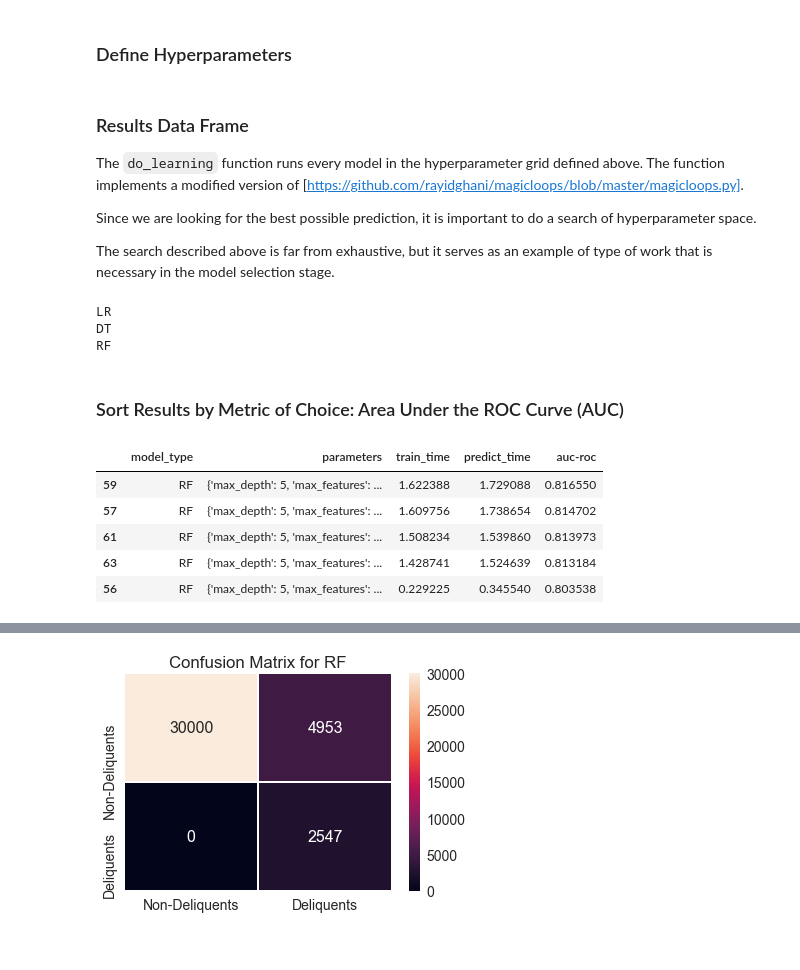
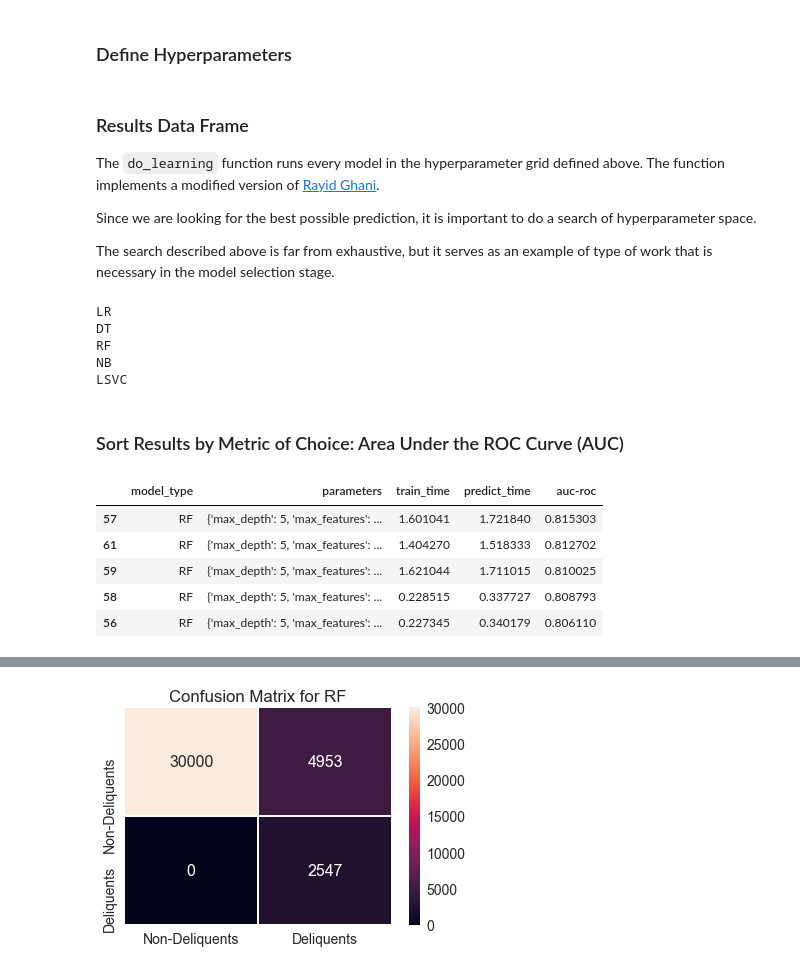
Before and after one commit to ju-arroyom/ML-Pub-Policy, a Jupyter notebook: hw3/ML-New.ipynb, the cells around one changed output, grey strips where cells are left out. Drawn from its saved outputs; the diff is of its cells as text; code cells hidden in the pictures.

```diff
--- a/hw3/ML-New.ipynb
+++ b/hw3/ML-New.ipynb
@@ -305,3 +321,2 @@ Due to time constraints, we are just going to focus on the first three.
 # %%
-# Define models
-models_to_run=['LR','DT', 'RF']
+models_to_run=['LR','DT','RF','NB','LSVC']
@@ -316,7 +335,7 @@ models_to_run=['LR','DT', 'RF']
 # %% [markdown]
 ### Results Data Frame
 
-The `do_learning` function runs every model in the hyperparameter grid defined above. The function implements a modified version of [https://github.com/rayidghani/magicloops/blob/master/magicloops.py].
+The `do_learning` function runs every model in the hyperparameter grid defined above. The function implements a modified version of [Rayid Ghani](https://github.com/rayidghani/magicloops/blob/master/magicloop.py).
 
 Since we are looking for the best possible prediction, it is important to do a search of hyperparameter space.
 
@@ -327,16 +346,19 @@ results, matrix = do_learning(models_to_run, 'small', X, y)
 LR
 DT
 RF
+NB
+LSVC
 # %% [markdown]
 ### Sort Results by Metric of Choice: Area Under the ROC Curve (AUC)
 # %%
 sorted_results = results.sort_values('auc-roc', ascending=False)
+sorted_results = sorted_results[['model_type', 'parameters','train_time','predict_time','auc-roc']]
-# %%
-sorted_results[['model_type', 'parameters','train_time','predict_time','auc-roc']].head()
-# %% [output]
-|  | model_type | parameters | train_time | predict_time | auc-roc |
-| 59 | RF | {'max_depth': 5, 'max_features': ... | 1.622388 | 1.729088 | 0.816550 |
-| 57 | RF | {'max_depth': 5, 'max_features': ... | 1.609756 | 1.738654 | 0.814702 |
-| 61 | RF | {'max_depth': 5, 'max_features': ... | 1.508234 | 1.539860 | 0.813973 |
-| 63 | RF | {'max_depth': 5, 'max_features': ... | 1.428741 | 1.524639 | 0.813184 |
-| 56 | RF | {'max_depth': 5, 'max_features': ... | 0.229225 | 0.345540 | 0.803538 |
+# %%
+sorted_results.head()
+# %% [output]
+|  | model_type | parameters | train_time | predict_time | auc-roc |
+| 57 | RF | {'max_depth': 5, 'max_features': ... | 1.601041 | 1.721840 | 0.815303 |
+| 61 | RF | {'max_depth': 5, 'max_features': ... | 1.404270 | 1.518333 | 0.812702 |
+| 59 | RF | {'max_depth': 5, 'max_features': ... | 1.621044 | 1.711015 | 0.810025 |
+| 58 | RF | {'max_depth': 5, 'max_features': ... | 0.228515 | 0.337727 | 0.808793 |
+| 56 | RF | {'max_depth': 5, 'max_features': ... | 0.227345 | 0.340179 | 0.806110 |
```
Also changed, not shown: parts of 7 cells of this notebook, 1 other file.
